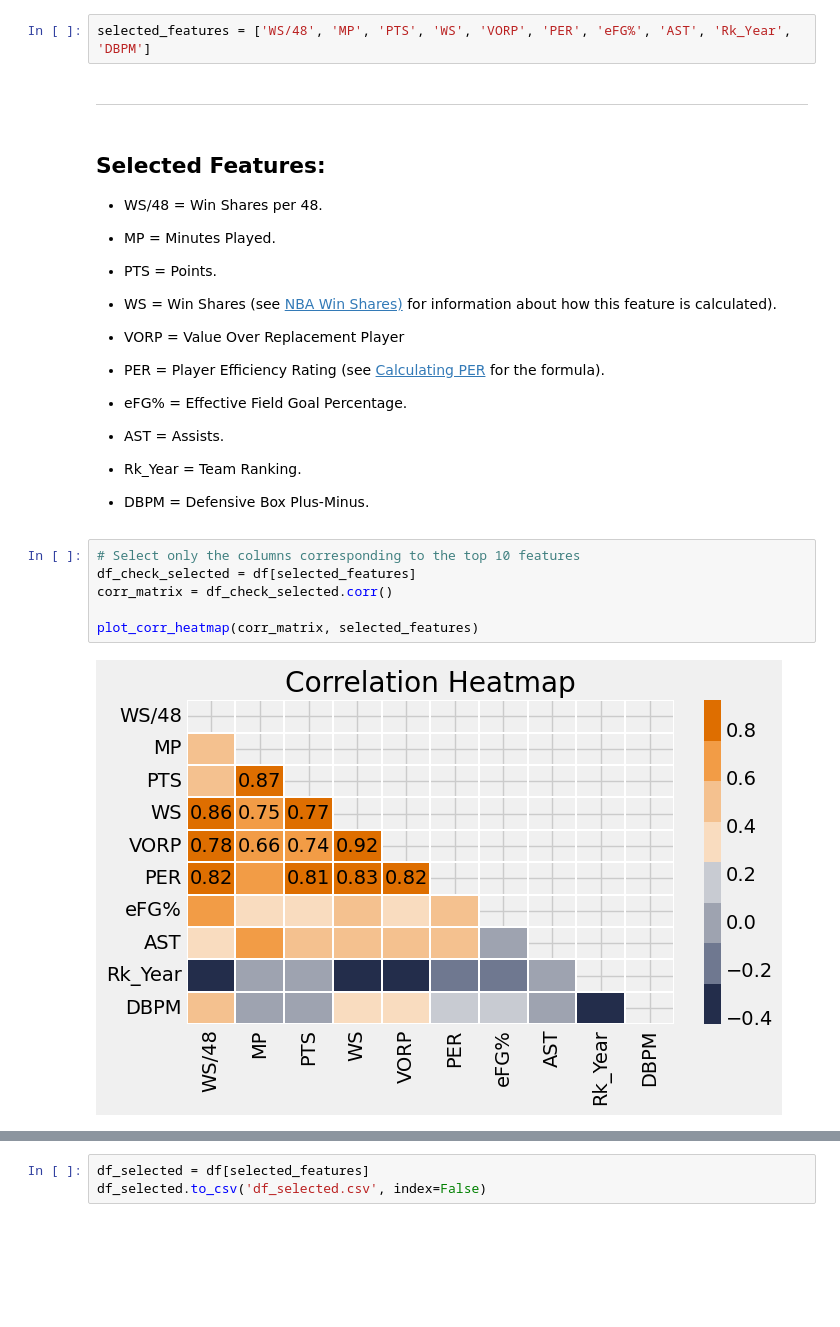
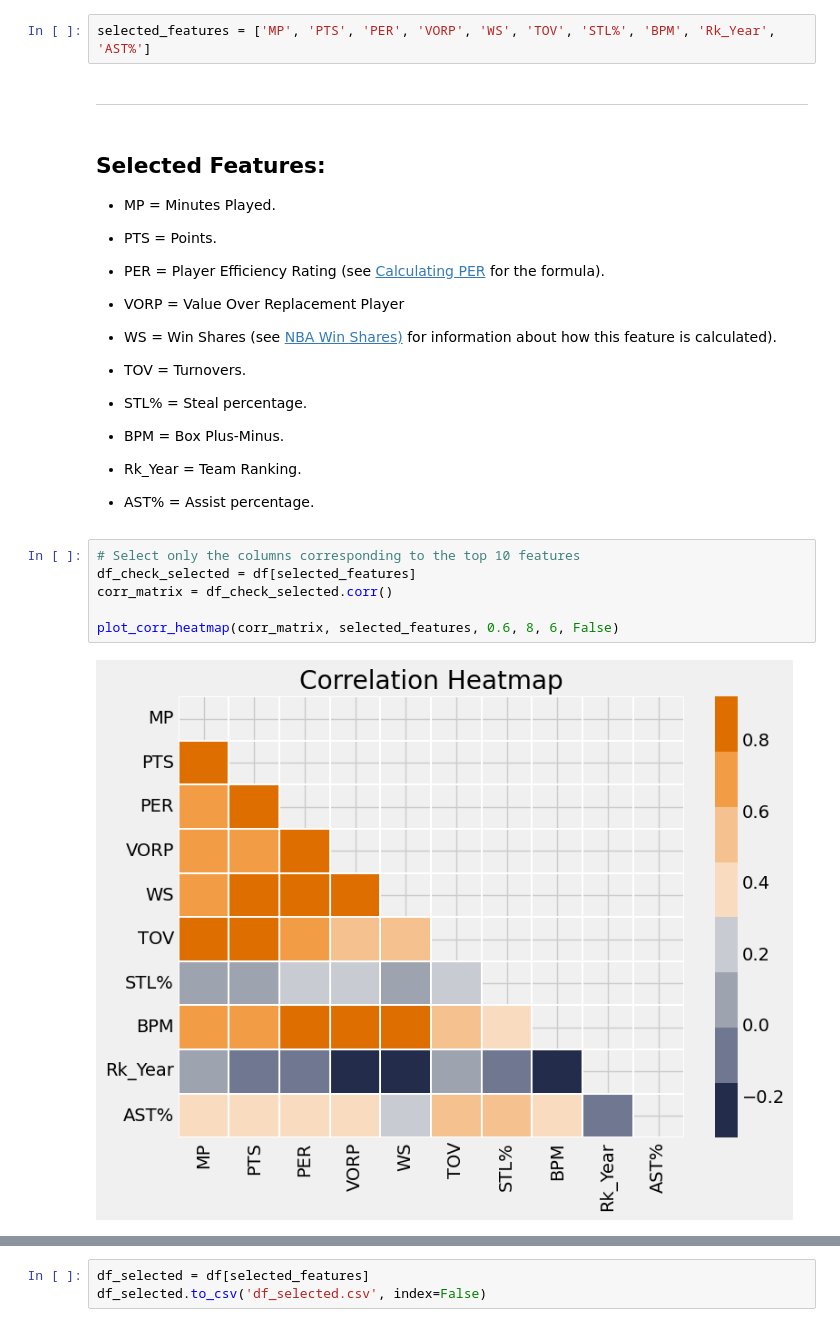
Before and after one commit to UVA-MLSys/Big-Data-Systems, a Jupyter notebook: Team 7/Jupyter Notebooks/FeatureSelection.ipynb, the cells around one changed output, grey strips where cells are left out. Saved outputs shown, nothing was run; the diff lists cells and outputs as text; blank space fills up the shorter version.

```diff
--- a/Team 7/Jupyter Notebooks/FeatureSelection.ipynb
+++ b/Team 7/Jupyter Notebooks/FeatureSelection.ipynb
@@ -126,35 +122,35 @@ plot_corr_heatmap(corr_matrix_ties, score_related)
 # %%
-selected_features = ['WS/48', 'MP', 'PTS', 'WS', 'VORP', 'PER', 'eFG%', 'AST', 'Rk_Year', 'DBPM']
+selected_features = ['MP', 'PTS', 'PER', 'VORP', 'WS', 'TOV', 'STL%', 'BPM', 'Rk_Year', 'AST%']
 # %% [markdown]
 ---
 # %% [markdown]
 ## Selected Features:
-
-- WS/48 = Win Shares per 48.
 
 - MP = Minutes Played.
 
 - PTS = Points.
 
-- WS = Win Shares (see <a href="https://www.basketball-reference.com/about/ws.html">NBA Win Shares)</a> for information about how this feature is calculated).
+- PER = Player Efficiency Rating (see <a href="https://www.basketball-reference.com/about/per.html">Calculating PER</a> for the formula).
 
 - VORP = Value Over Replacement Player
 
-- PER = Player Efficiency Rating (see <a href="https://www.basketball-reference.com/about/per.html">Calculating PER</a> for the formula).
+- WS = Win Shares (see <a href="https://www.basketball-reference.com/about/ws.html">NBA Win Shares)</a> for information about how this feature is calculated).
 
-- eFG% = Effective Field Goal Percentage.
+- TOV = Turnovers.
 
-- AST = Assists.
+- STL% = Steal percentage.
+
+- BPM = Box Plus-Minus.
 
 - Rk_Year = Team Ranking.
 
-- DBPM = Defensive Box Plus-Minus.
+- AST% = Assist percentage.
 # %%
 # Select only the columns corresponding to the top 10 features
 df_check_selected = df[selected_features]
 corr_matrix = df_check_selected.corr()
 
-plot_corr_heatmap(corr_matrix, selected_features)
+plot_corr_heatmap(corr_matrix, selected_features, 0.6, 8, 6, False)
 # %% [output]
-[figure, old version]
+[figure, new version]
 # %% [markdown]
```
Also changed, not shown: parts of 9 cells of this notebook, 2 other files.
